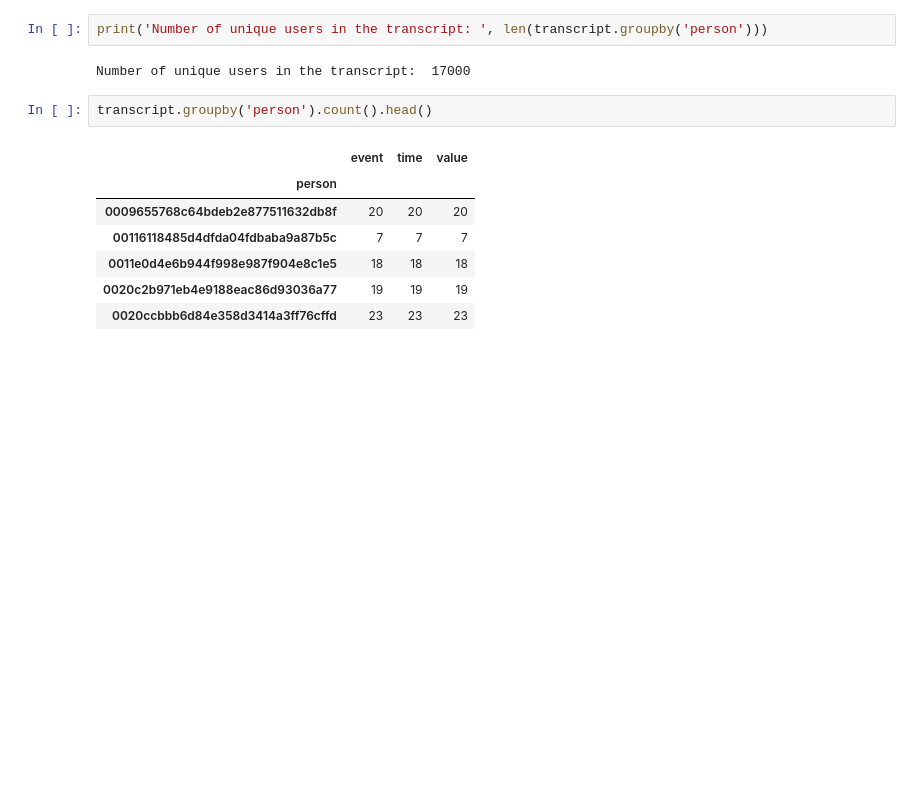
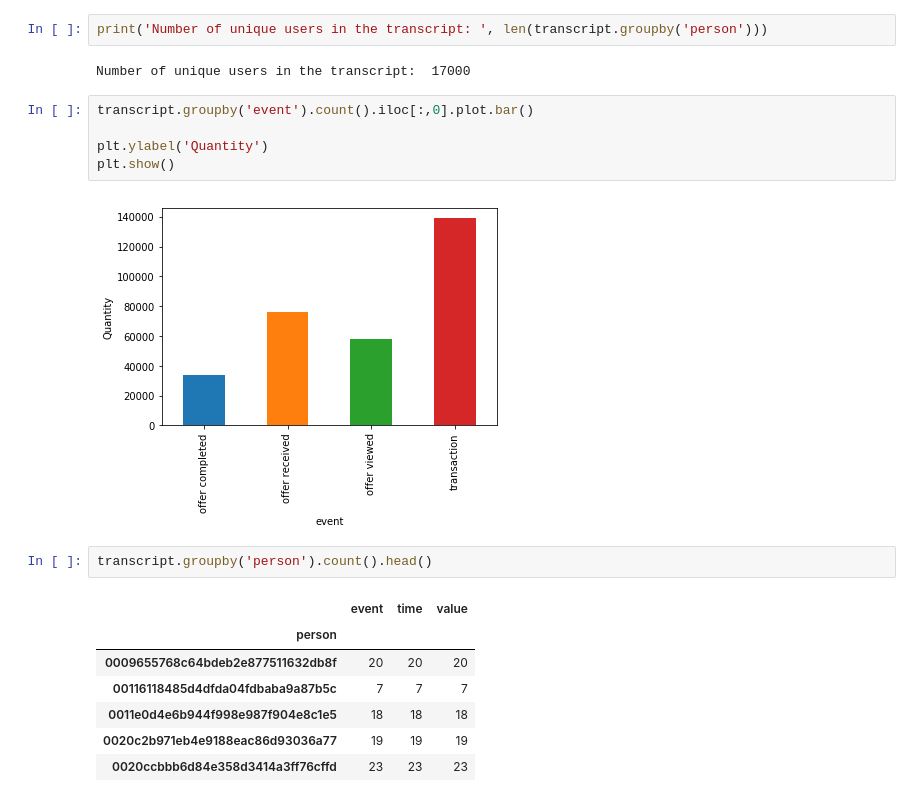
Before and after one commit to danielayamashita/Capstone-Starbucks-Udacity, a Jupyter notebook: Starbucks_Capstone_notebook.ipynb, the cells around one changed output. Saved outputs shown, nothing was run; the diff lists cells and outputs as text; blank space fills up the shorter version.

Commit message:
master: Add a new visualisation in Transaction dataset.

```diff
--- a/Starbucks_Capstone_notebook.ipynb
+++ b/Starbucks_Capstone_notebook.ipynb
@@ -272,6 +277,13 @@ memory usage: 9.4+ MB
 print('Number of unique users in the transcript: ', len(transcript.groupby('person')))
 # %% [output]
 Number of unique users in the transcript:  17000
+# %%
+transcript.groupby('event').count().iloc[:,0].plot.bar()
+
+plt.ylabel('Quantity')
+plt.show()
+# %% [output]
+[figure, added]
 # %%
 transcript.groupby('person').count().head()
 # %% [output]
```
Also changed, not shown: parts of 4 cells of this notebook, 1 other file.
